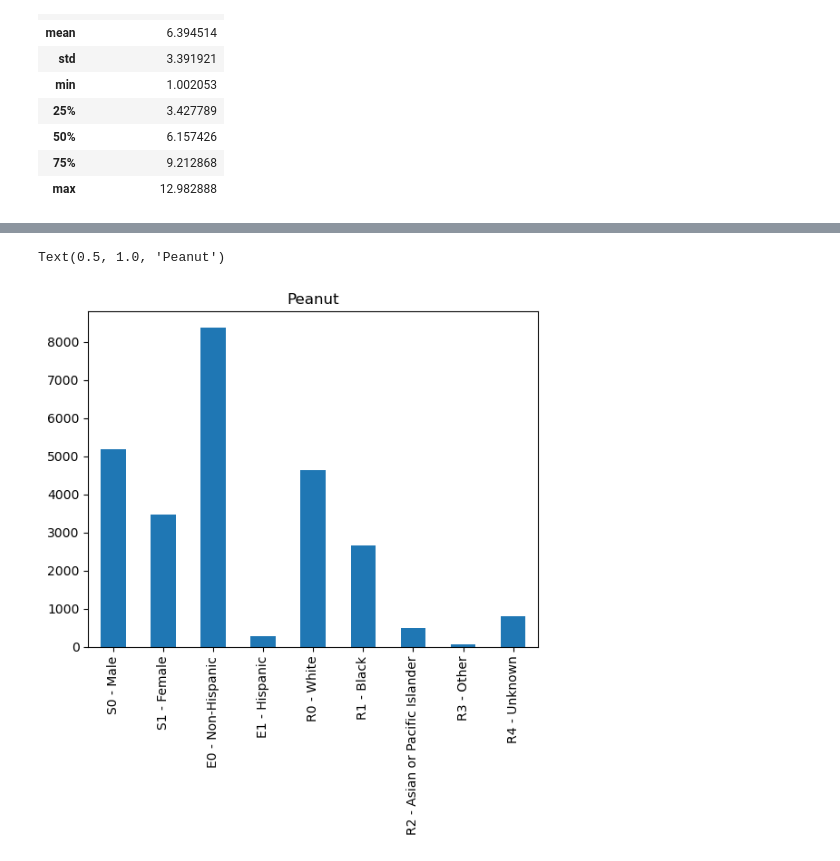
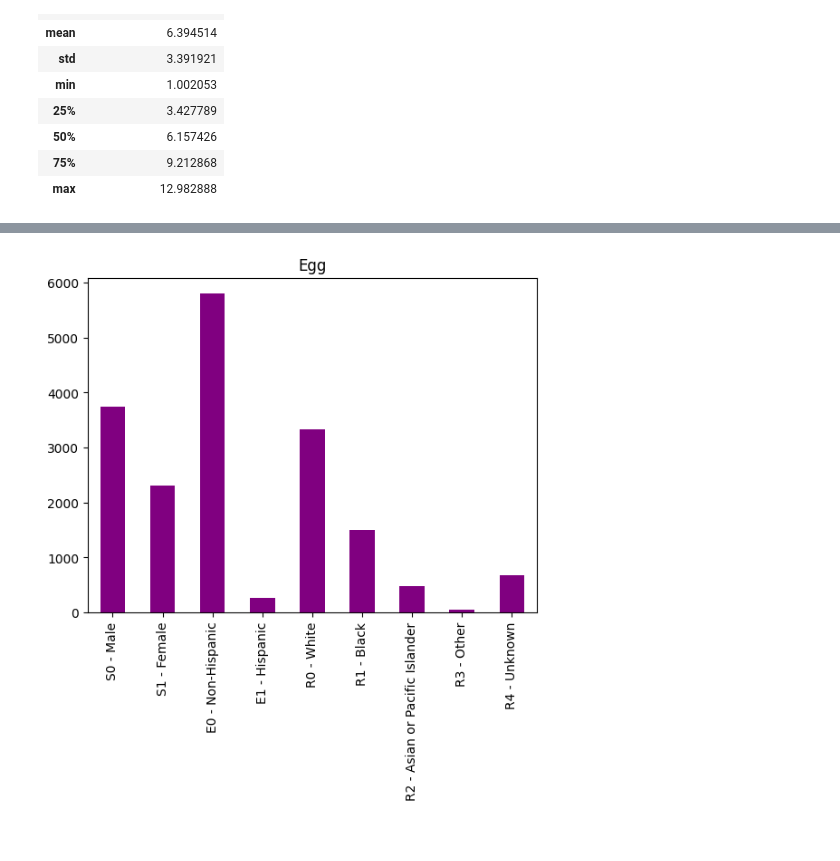
Before and after one commit to leahkrause/project_1, a Jupyter notebook: Allergy.ipynb, the cells around one changed output, grey strips where cells are left out. Cells and saved outputs as stored; diff of their text form; code cells hidden in the pictures.

```diff
--- a/Allergy.ipynb
+++ b/Allergy.ipynb
@@ -3,7 +3,7 @@ import pandas as pd
 import numpy as np
 import matplotlib.pyplot as plt
 # %%
-allergy_df=pd.read_csv('data300k.csv')
+allergy_df=pd.read_csv('data/data300k.csv')
 # %%
 allergy_df.describe()
 # %% [output]
@@ -158,11 +170,11 @@ def clean_DataFrame(allergen):
 
     return allergen_df_clean
 # %%
-peanut_df_clean=clean_DataFrame('peanut')
+egg_df_clean=clean_DataFrame('egg')
 
-nan_count=len(peanut_df_clean[peanut_df_clean['PEANUT_ALG_END'].isna()==True])
+nan_count=len(egg_df_clean[egg_df_clean['EGG_ALG_END'].isna()==True])
 
-peanut_df_clean.fillna(0.0,inplace=True)
-print (f'\n{nan_count} number of NAs in the PEANUT_ALG_END column filled with zeros.\n')
-peanut_df_clean.head()
+egg_df_clean.fillna(0.0,inplace=True)
+print (f'\n{nan_count} number of NAs in the EGG_ALG_END column filled with zeros.\n')
+egg_df_clean.head()
 # %% [output]
@@ -238,8 +208,8 @@ Text(0.5, 1.0, 'Under One Year Old')
 # %%
-pd.concat([peanut_df_clean.groupby('GENDER_FACTOR').count(),
-          peanut_df_clean.groupby('ETHNICITY_FACTOR').count(),
-          peanut_df_clean.groupby('RACE_FACTOR').count()])['SUBJECT_ID'].plot(kind="bar")
-plt.title('Peanut')
+pd.concat([egg_df_clean.groupby('GENDER_FACTOR').count(),
+          egg_df_clean.groupby('ETHNICITY_FACTOR').count(),
+          egg_df_clean.groupby('RACE_FACTOR').count()])['SUBJECT_ID'].plot(kind="bar",color='purple')
+plt.title('Egg')
+plt.savefig("Images/egg_barfactors.png")
 # %% [output]
-Text(0.5, 1.0, 'Peanut')
-[figure, old version]
+[figure, new version]
```
Also changed, not shown: parts of 12 cells of this notebook, 4 other files.
